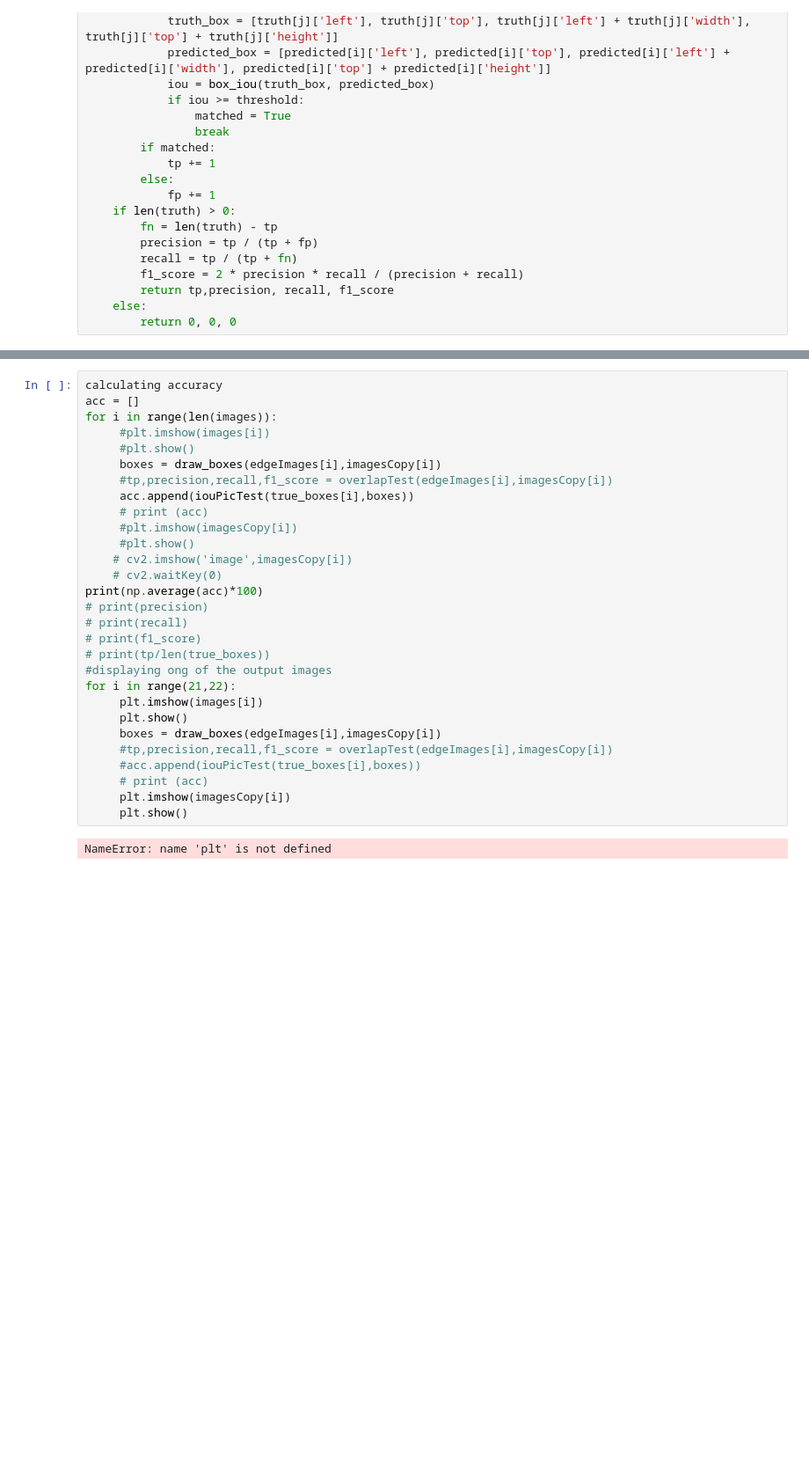
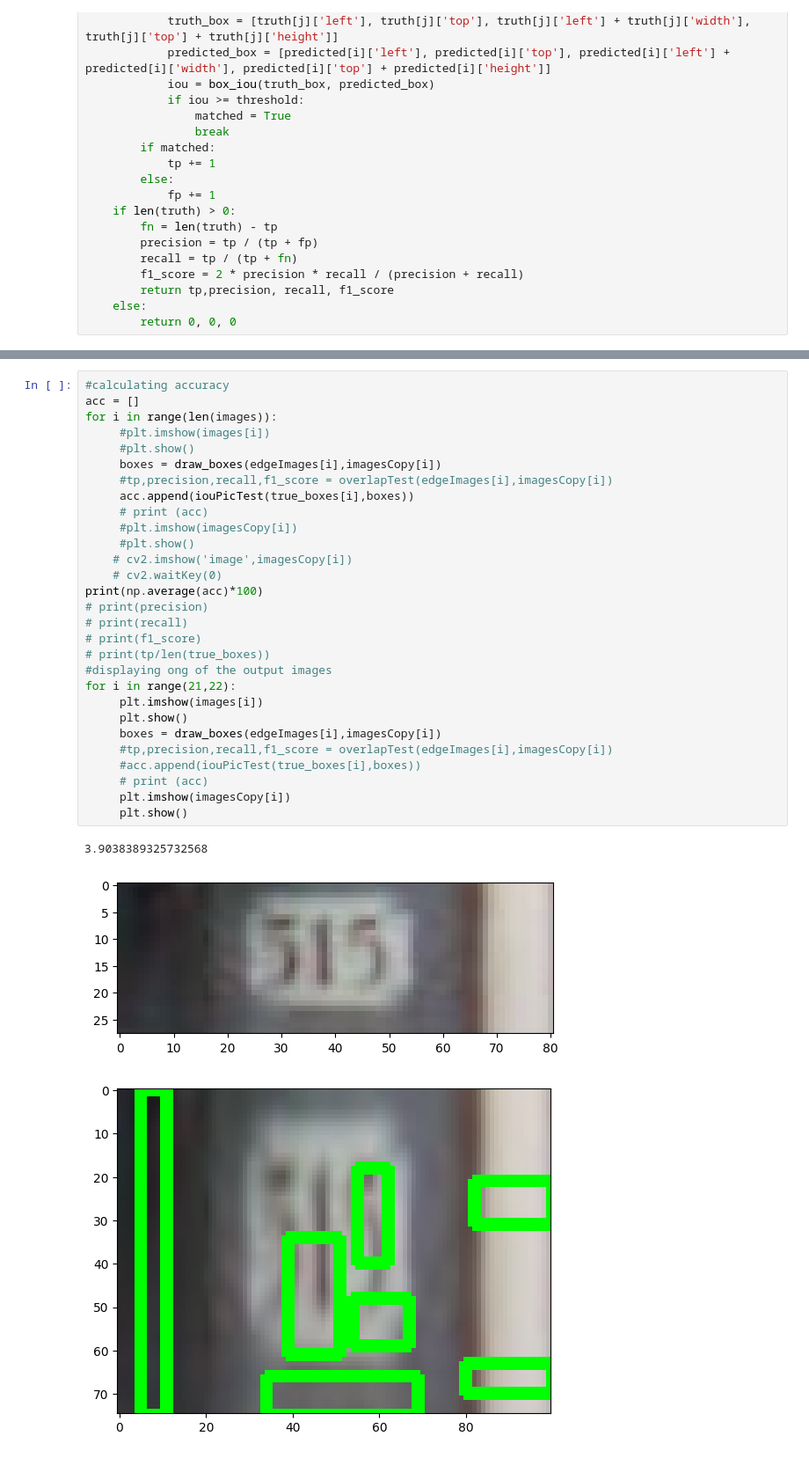
Before and after one commit to aGayar30/computer-vision-project, a Jupyter notebook: algorithm1_BR1.ipynb, the cells around one changed output, grey strips where cells are left out. Shown at 88% size. Saved outputs shown, nothing was run; the diff lists cells and outputs as text; blank space fills up the shorter version.

```diff
--- a/algorithm1_BR1.ipynb
+++ b/algorithm1_BR1.ipynb
@@ -371,31 +373,33 @@ def overlapTest(truth, predicted, threshold=0.7):
 # %%
-calculating accuracy
+#calculating accuracy
 acc = []
 for i in range(len(images)):
      #plt.imshow(images[i])
      #plt.show()
      boxes = draw_boxes(edgeImages[i],imagesCopy[i])
      #tp,precision,recall,f1_score = overlapTest(edgeImages[i],imagesCopy[i])
      acc.append(iouPicTest(true_boxes[i],boxes))
      # print (acc)
      #plt.imshow(imagesCopy[i])
      #plt.show()
     # cv2.imshow('image',imagesCopy[i])
     # cv2.waitKey(0)
 print(np.average(acc)*100)
 # print(precision)
 # print(recall)
 # print(f1_score)
 # print(tp/len(true_boxes))
 #displaying ong of the output images
 for i in range(21,22):
      plt.imshow(images[i])
      plt.show()
      boxes = draw_boxes(edgeImages[i],imagesCopy[i])
      #tp,precision,recall,f1_score = overlapTest(edgeImages[i],imagesCopy[i])
      #acc.append(iouPicTest(true_boxes[i],boxes))
      # print (acc)
      plt.imshow(imagesCopy[i])
      plt.show()
 # %% [output]
-NameError: name 'plt' is not defined
+3.9038389325732568
+[figure, added]
+[figure, added]
```
Also changed, not shown: parts of 3 cells of this notebook, 2 other files.
